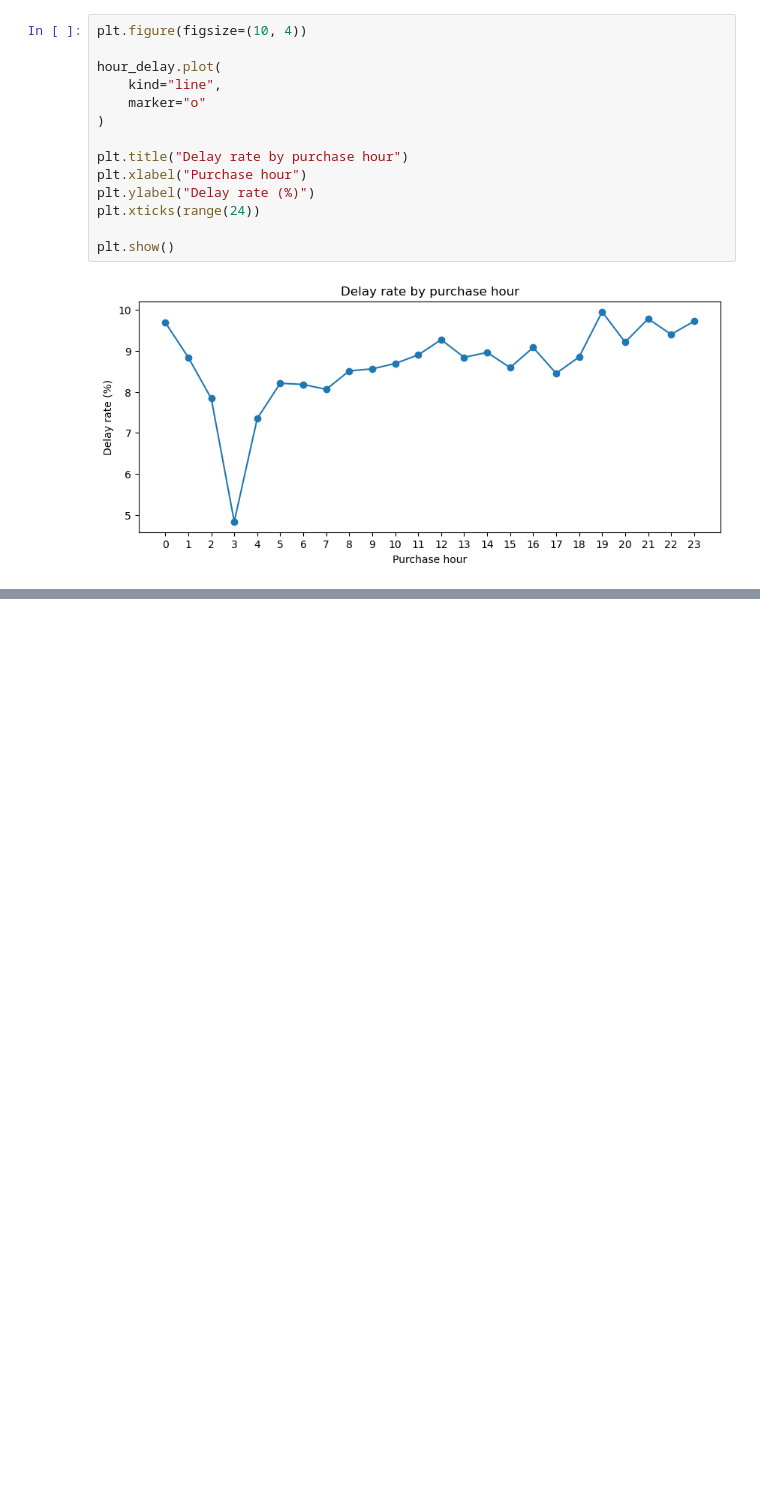
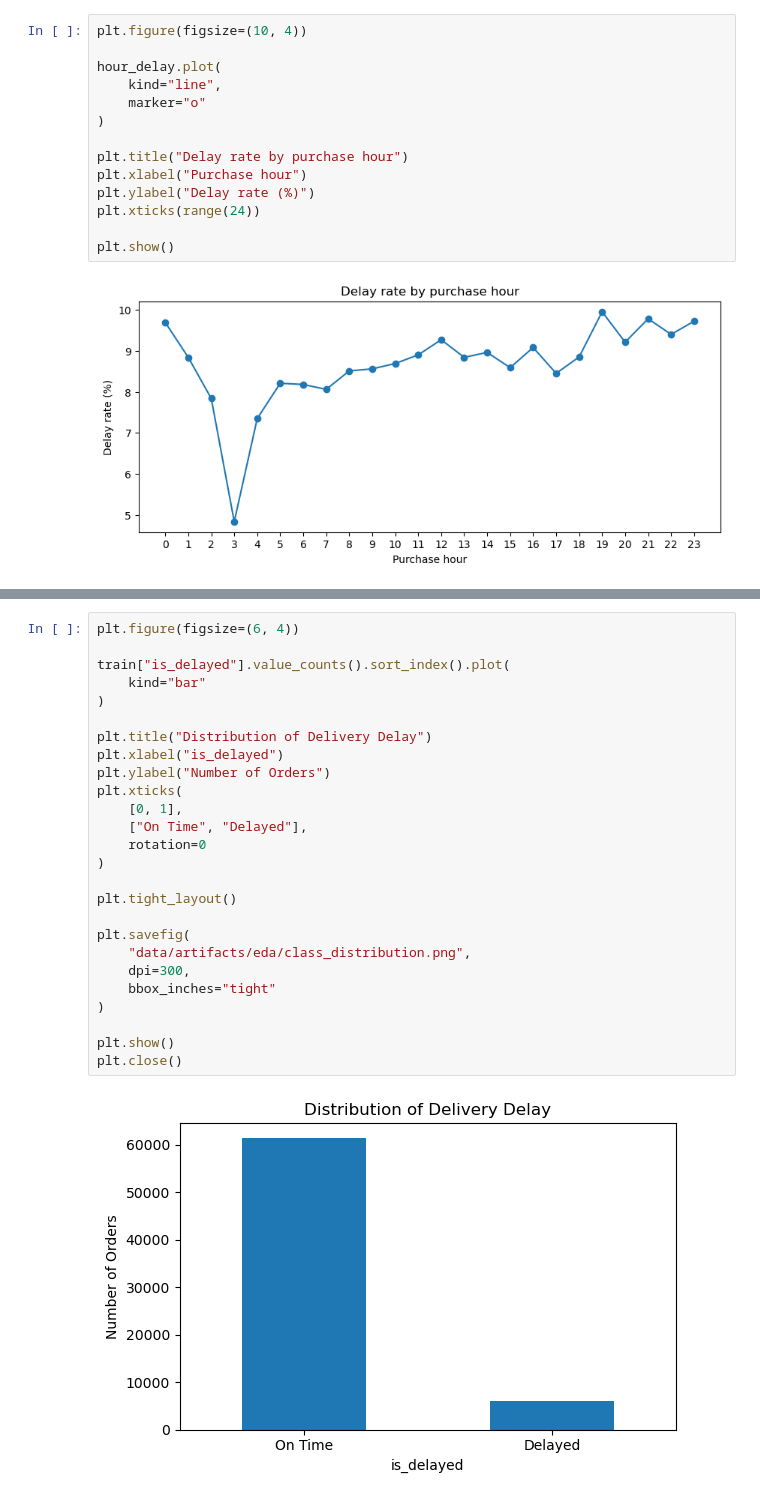
Before and after one commit to AhlamGhaleb/Qafza_Training, a Jupyter notebook: EDA.ipynb, the cells around one changed output, grey strips where cells are left out. Cells and saved outputs as stored; diff of their text form; blank space fills up the shorter version.

```diff
--- a/EDA.ipynb
+++ b/EDA.ipynb
@@ -875,0 +1191,28 @@ plt.show()
+# %%
+plt.figure(figsize=(6, 4))
+
+train["is_delayed"].value_counts().sort_index().plot(
+    kind="bar"
+)
+
+plt.title("Distribution of Delivery Delay")
+plt.xlabel("is_delayed")
+plt.ylabel("Number of Orders")
+plt.xticks(
+    [0, 1],
+    ["On Time", "Delayed"],
+    rotation=0
+)
+
+plt.tight_layout()
+
+plt.savefig(
+    "data/artifacts/eda/class_distribution.png",
+    dpi=300,
+    bbox_inches="tight"
+)
+
+plt.show()
+plt.close()
+# %% [output]
+[figure, added]
```
Also changed, not shown: parts of 21 cells of this notebook.
